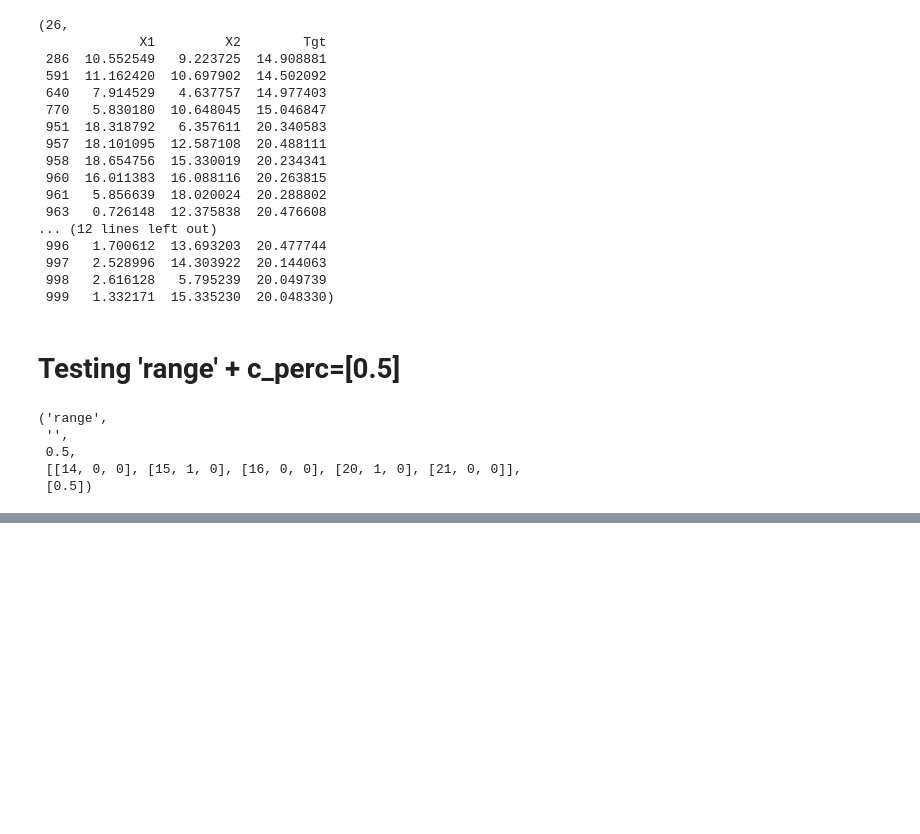
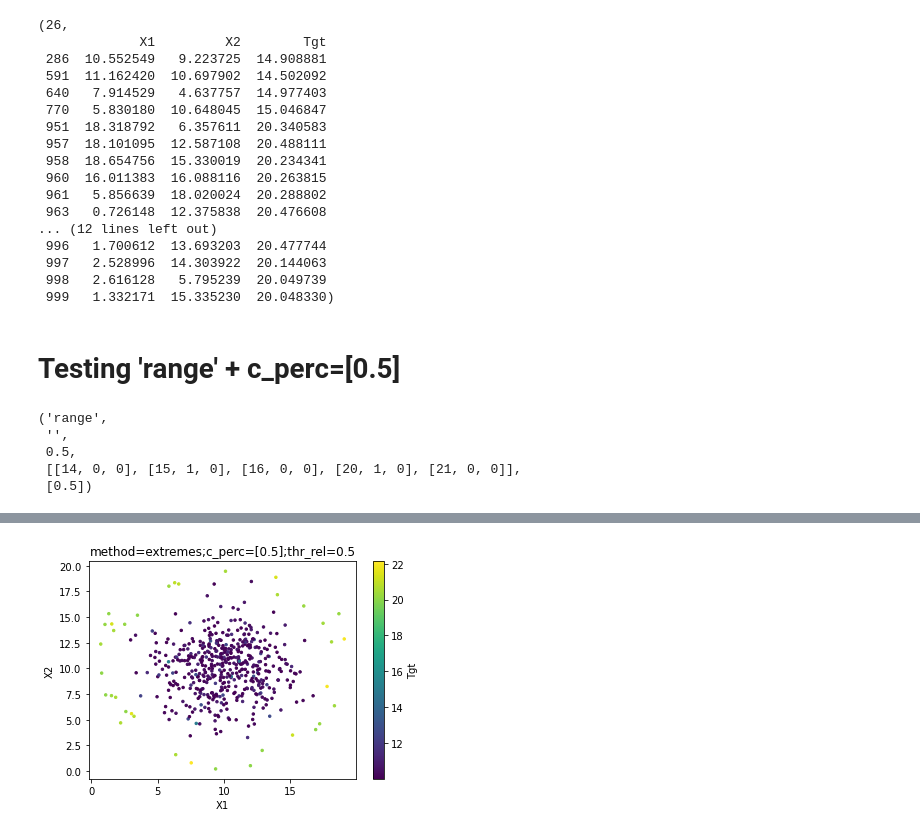
Before and after one commit to ndai093/ImbalancedRegressionSampler, a Jupyter notebook: test_under_sampler.ipynb, the cells around one changed output, grey strips where cells are left out. Cells and saved outputs as stored; diff of their text form; code cells hidden in the pictures; blank space fills up the shorter version.

```diff
--- a/test_under_sampler.ipynb
+++ b/test_under_sampler.ipynb
@@ -281,3 +294,16 @@ len(resampled),resampled
  999   1.332171  15.335230  20.048330
 
  [513 rows x 3 columns])
+# %%
+x = resampled['X1'].to_numpy()
+y = resampled['X2'].to_numpy()
+color = resampled['Tgt'].to_numpy()
+plt.scatter(x, y, s=6.0, c=color)
+cb = plt.colorbar()
+cb.set_label('Tgt')
+plt.xlabel('X1')
+plt.ylabel('X2')
+plt.title("method=extremes;c_perc=[0.5];thr_rel=0.5")
+plt.show()
+# %% [output]
+[figure, added]
```
Also changed, not shown: parts of 8 cells of this notebook, 6 other files.
